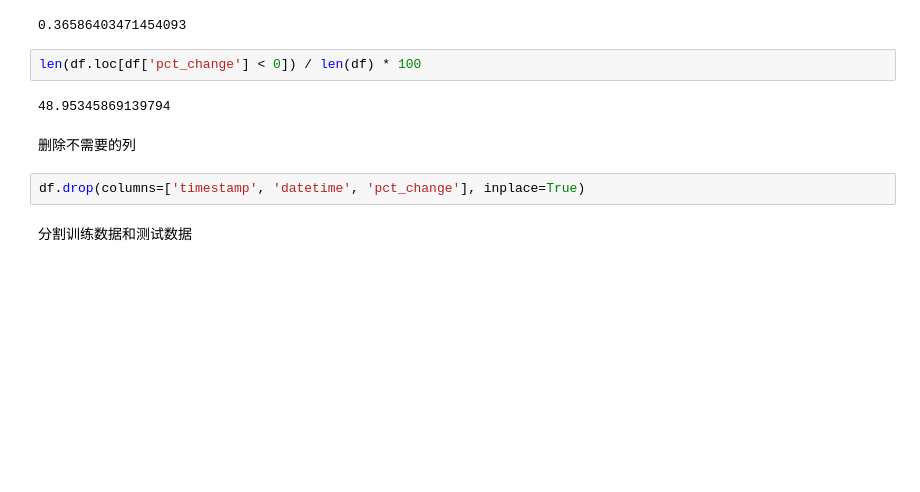
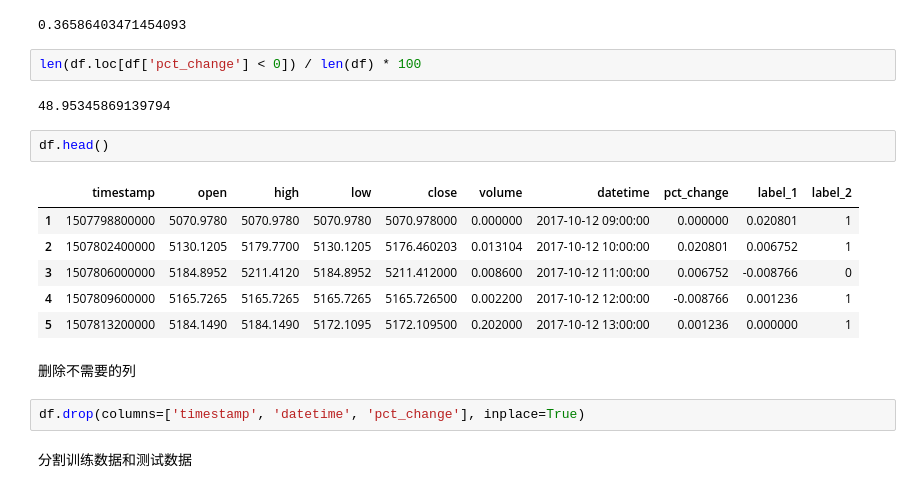
Before and after one commit to w0330t/data-processing, a Jupyter notebook: v1.ipynb, the cells around one changed output. Cells and saved outputs as stored; diff of their text form; blank space fills up the shorter version.

```diff
--- a/v1.ipynb
+++ b/v1.ipynb
@@ -103,6 +108,15 @@ len(df.loc[df['pct_change'] == 0]) / len(df) * 100
 len(df.loc[df['pct_change'] < 0]) / len(df) * 100
 # %% [output]
 48.95345869139794
+# %%
+df.head()
+# %% [output]
+|  | timestamp | open | high | low | close | volume | datetime | pct_change | label_1 | label_2 |
+| 1 | 1507798800000 | 5070.9780 | 5070.9780 | 5070.9780 | 5070.978000 | 0.000000 | 2017-10-12 09:00:00 | 0.000000 | 0.020801 | 1 |
+| 2 | 1507802400000 | 5130.1205 | 5179.7700 | 5130.1205 | 5176.460203 | 0.013104 | 2017-10-12 10:00:00 | 0.020801 | 0.006752 | 1 |
+| 3 | 1507806000000 | 5184.8952 | 5211.4120 | 5184.8952 | 5211.412000 | 0.008600 | 2017-10-12 11:00:00 | 0.006752 | -0.008766 | 0 |
+| 4 | 1507809600000 | 5165.7265 | 5165.7265 | 5165.7265 | 5165.726500 | 0.002200 | 2017-10-12 12:00:00 | -0.008766 | 0.001236 | 1 |
+| 5 | 1507813200000 | 5184.1490 | 5184.1490 | 5172.1095 | 5172.109500 | 0.202000 | 2017-10-12 13:00:00 | 0.001236 | 0.000000 | 1 |
 # %% [markdown]
 删除不需要的列
 # %%
```
Also changed, not shown: parts of 5 cells of this notebook.
